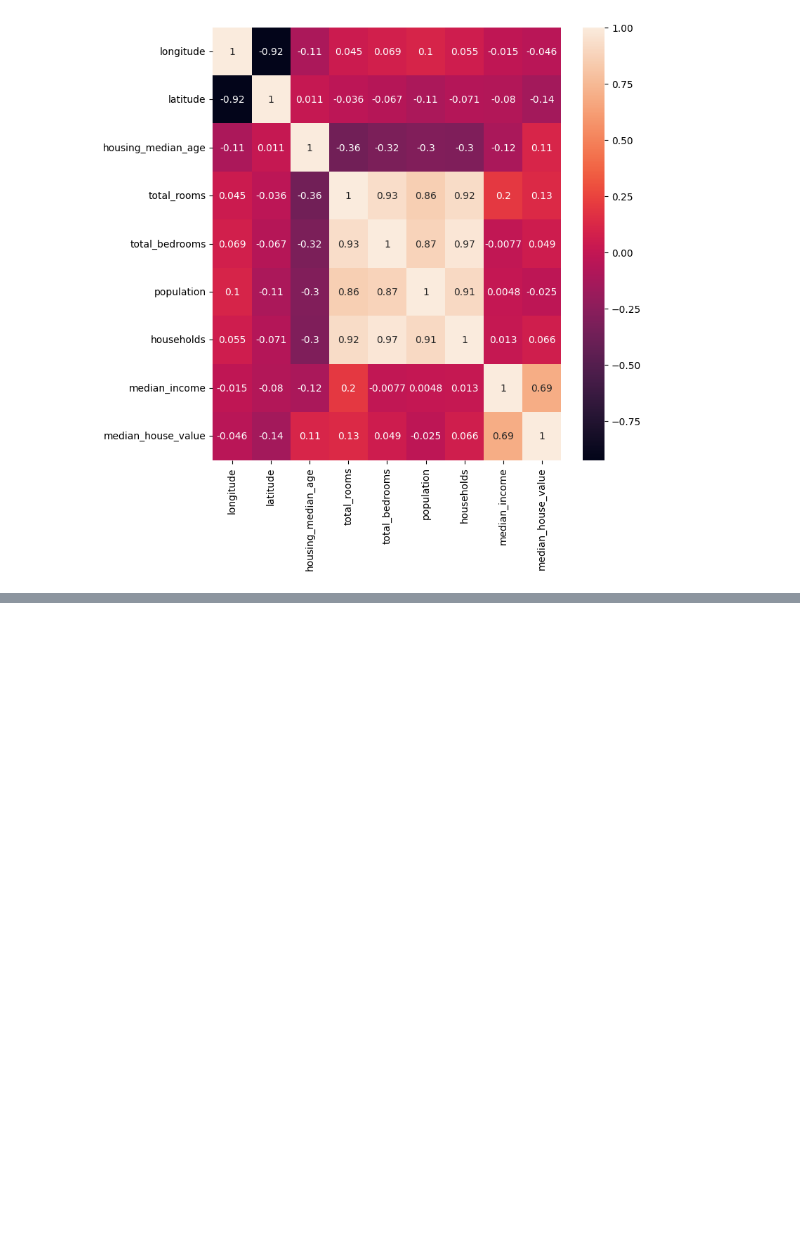
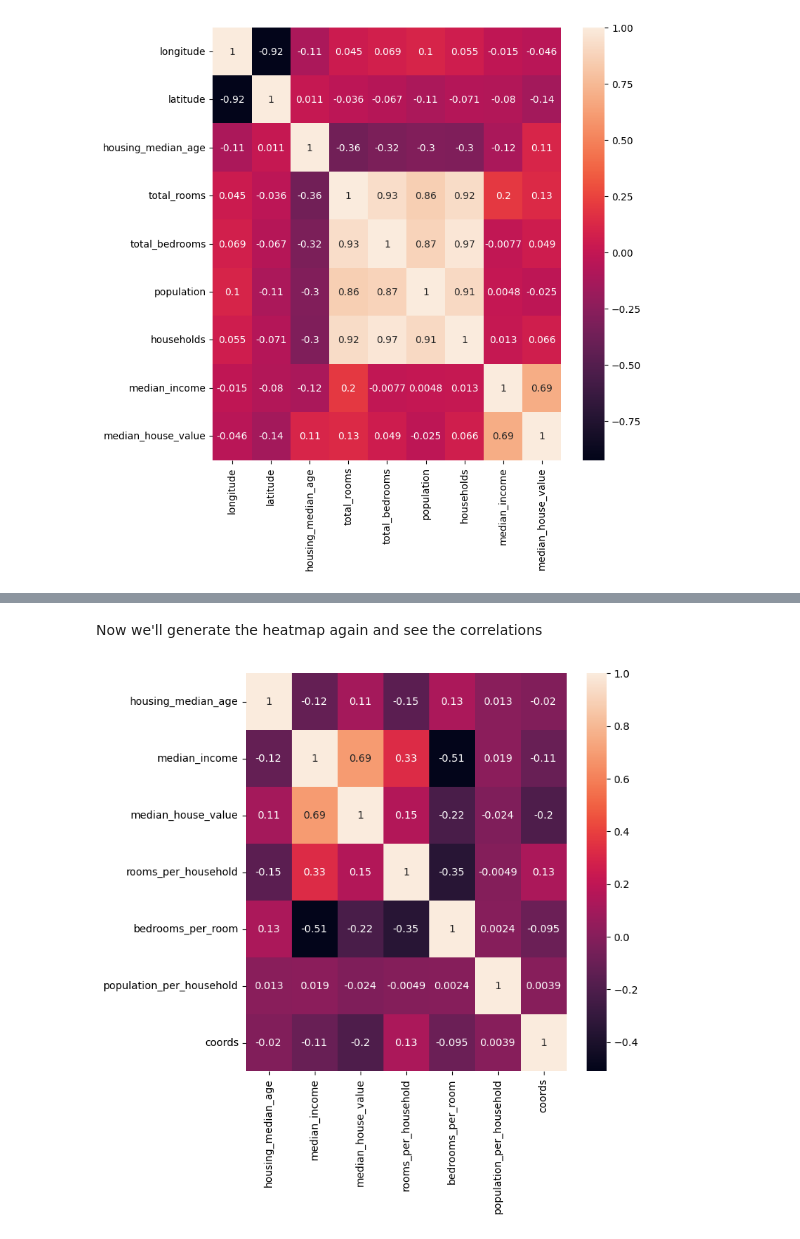
Before and after one commit to ignacio-franciosi/Home-Prediction, a Jupyter notebook: HomePrediction.ipynb, the cells around one changed output, grey strips where cells are left out. Drawn from its saved outputs; the diff is of its cells as text; code cells hidden in the pictures; blank space fills up the shorter version.

```diff
--- a/HomePrediction.ipynb
+++ b/HomePrediction.ipynb
@@ -177,0 +183,14 @@ plt.show()
+# %%
+#  new feature: ratio of the total rooms to households
+housing_df['rooms_per_household'] = housing_df['total_rooms']/housing_df['households']
+
+# ratio of the total bedrooms to the total rooms
+housing_df['bedrooms_per_room'] = housing_df['total_bedrooms']/housing_df['total_rooms']
+
+# ratio of the population to the households
+housing_df['population_per_household']= housing_df['population']/housing_df['households']
+
+# combine the latitude and longitude into 1
+housing_df['coords'] = housing_df['longitude']/housing_df['latitude']
+
+housing_df.info()
@@ -177,0 +217,9 @@ plt.show()
+# %%
+housing_df = housing_df.drop('total_rooms', axis=1)
+housing_df = housing_df.drop('households', axis=1)
+housing_df = housing_df.drop('total_bedrooms', axis=1)
+housing_df = housing_df.drop('population', axis=1)
+housing_df = housing_df.drop('longitude', axis=1)
+housing_df = housing_df.drop('latitude', axis=1)
+
+housing_df.info()
@@ -177,0 +242,12 @@ plt.show()
+# %% [markdown]
+Now we'll generate the heatmap again and see the correlations
+# %%
+corr = housing_df.corr(numeric_only=True)
+
+#make the heatmap larger in size
+plt.figure(figsize = (7,7))
+
+sns.heatmap(corr, annot=True)
+plt.show()
+# %% [output]
+[figure, added]
```
Also changed, not shown: parts of 11 cells of this notebook.
